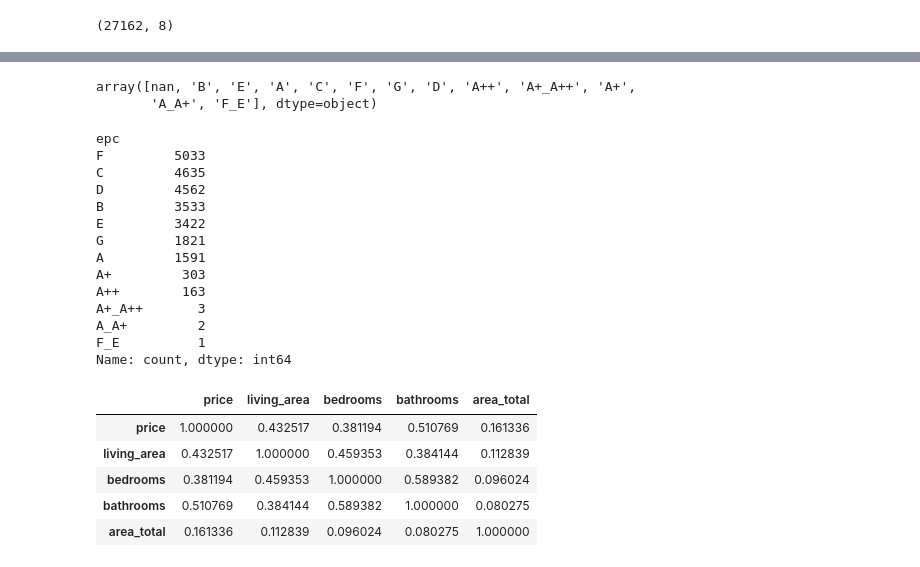
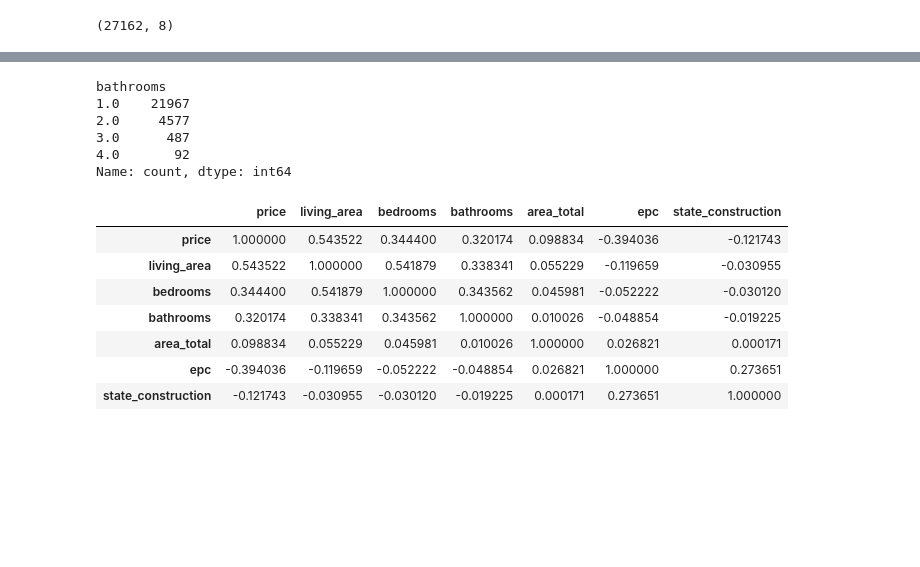
Before and after one commit to Yanina-Andriienko/immo-eliza-ml, a Jupyter notebook: data/preprocessing.ipynb, the cells around one changed output, grey strips where cells are left out. Cells and saved outputs as stored; diff of their text form; code cells hidden in the pictures; blank space fills up the shorter version.

```diff
--- a/data/preprocessing.ipynb
+++ b/data/preprocessing.ipynb
@@ -100,3 +100,12 @@ construction_year     12156
 epc                    5485
 area_total                0
 dtype: int64
+# %%
+df['state_construction'] = df.state_construction.replace({
+    'TO_RESTORE': 3,
+    "TO_RENOVATE": 3,
+    "TO_BE_DONE_UP": 3,
+    "JUST_RENOVATED": 2,
+    "GOOD": 2,
+    "AS_NEW": 1
+})
@@ -102,0 +117,19 @@ dtype: int64
+# %%
+
+df['epc'] = df['epc'].replace({
+    'A+_A++': 1,
+    'A+': 1,
+    'A_A+': 1,
+    'A++': 1,
+    'A': 1,
+    'B': 2,
+    'C': 3,
+    'D': 4,
+    'E': 5,
+    'F': 6,
+    'G': 7,
+    'F_E': 8
+})
+
+# Check the unique values after replacement
+print(df['epc'].unique())
@@ -211,3 +249,5 @@ dtype: int64
 # %%
 df.dropna(subset=['bedrooms'], inplace=True)
 df['bathrooms'] = df['bathrooms'].fillna(1)
+df['epc'] = df['epc'].fillna(-1)
+df['state_construction'] = df['state_construction'].fillna(-1)
@@ -368,38 +410,28 @@ bathrooms
 Name: count, dtype: int64
-# %%
-df.epc.unique()
-# %% [output]
-array([nan, 'B', 'E', 'A', 'C', 'F', 'G', 'D', 'A++', 'A+_A++', 'A+',
-       'A_A+', 'F_E'], dtype=object)
-# %%
-df['epc'].value_counts()
-# %% [output]
-epc
-F         5033
-C         4635
-D         4562
-B         3533
-E         3422
-G         1821
-A         1591
-A+         303
-A++        163
-A+_A++       3
-A_A+         2
-F_E          1
-Name: count, dtype: int64
+# %%
+df = df[(df['bathrooms'] <= 4)]
+df['bathrooms'].value_counts()
+# %% [output]
+bathrooms
+1.0    21967
+2.0     4577
+3.0      487
+4.0       92
+Name: count, dtype: int64
 # %%
 numerical_cols = ['price', 'living_area',
-                  'bedrooms', 'bathrooms', 'area_total']
+                  'bedrooms', 'bathrooms', 'area_total', 'epc', 'state_construction']
 df_numerical = df[numerical_cols]
 
 # Calculate the correlation matrix
 correlation_matrix = df_numerical.corr()
 correlation_matrix
 # %% [output]
-|  | price | living_area | bedrooms | bathrooms | area_total |
-| price | 1.000000 | 0.432517 | 0.381194 | 0.510769 | 0.161336 |
-| living_area | 0.432517 | 1.000000 | 0.459353 | 0.384144 | 0.112839 |
-| bedrooms | 0.381194 | 0.459353 | 1.000000 | 0.589382 | 0.096024 |
-| bathrooms | 0.510769 | 0.384144 | 0.589382 | 1.000000 | 0.080275 |
-| area_total | 0.161336 | 0.112839 | 0.096024 | 0.080275 | 1.000000 |
+|  | price | living_area | bedrooms | bathrooms | area_total | epc | state_construction |
+| price | 1.000000 | 0.543522 | 0.344400 | 0.320174 | 0.098834 | -0.394036 | -0.121743 |
+| living_area | 0.543522 | 1.000000 | 0.541879 | 0.338341 | 0.055229 | -0.119659 | -0.030955 |
+| bedrooms | 0.344400 | 0.541879 | 1.000000 | 0.343562 | 0.045981 | -0.052222 | -0.030120 |
+| bathrooms | 0.320174 | 0.338341 | 0.343562 | 1.000000 | 0.010026 | -0.048854 | -0.019225 |
+| area_total | 0.098834 | 0.055229 | 0.045981 | 0.010026 | 1.000000 | 0.026821 | 0.000171 |
+| epc | -0.394036 | -0.119659 | -0.052222 | -0.048854 | 0.026821 | 1.000000 | 0.273651 |
+| state_construction | -0.121743 | -0.030955 | -0.030120 | -0.019225 | 0.000171 | 0.273651 | 1.000000 |
```
Also changed, not shown: parts of 37 cells of this notebook.
